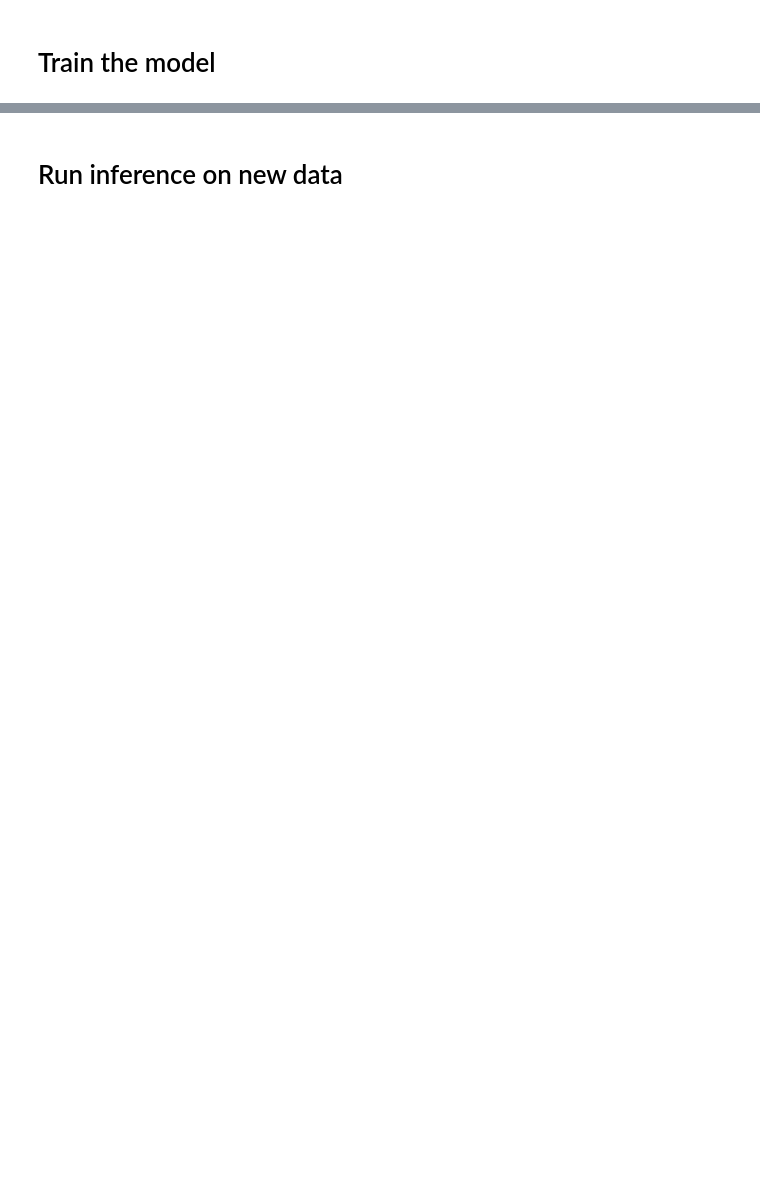
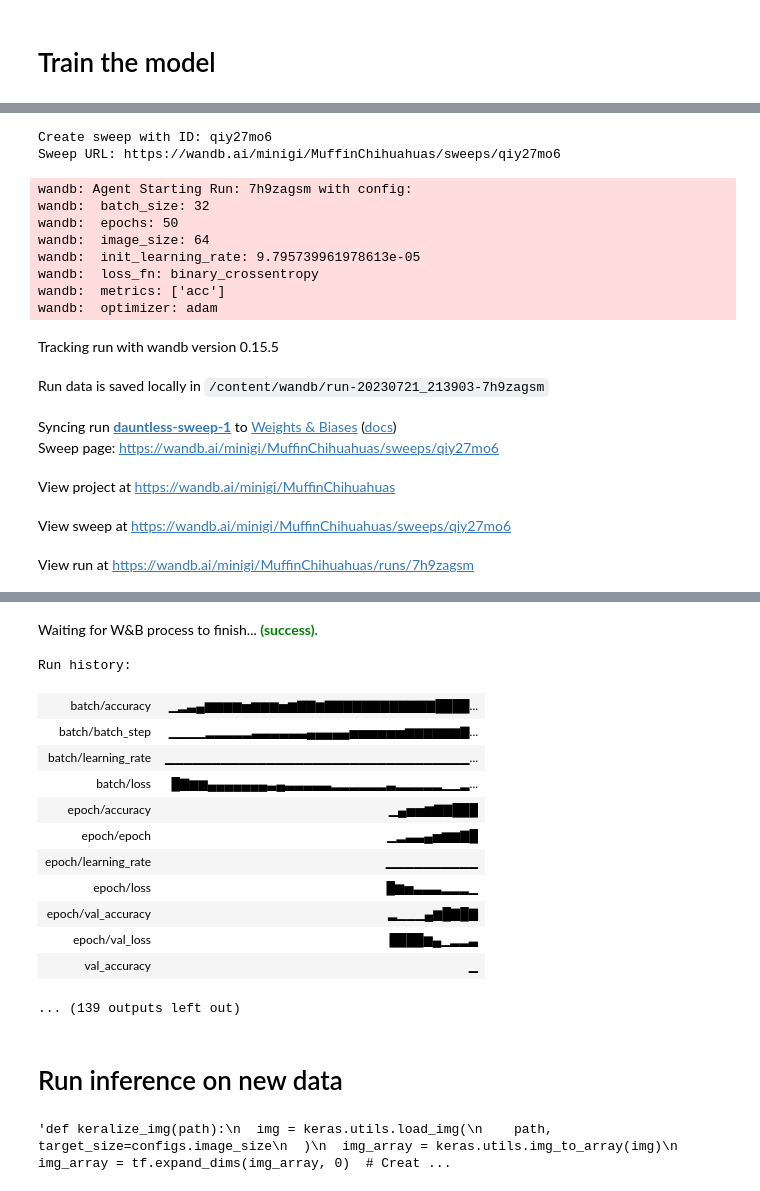
Before and after one commit to mirtorande/muffin-vs-chihuahua, a Jupyter notebook: MuffinsChihuahuas.ipynb, the cells around one changed output, grey strips where cells are left out. Cells and saved outputs as stored; diff of their text form; code cells hidden in the pictures; blank space fills up the shorter version.

```diff
--- a/MuffinsChihuahuas.ipynb
+++ b/MuffinsChihuahuas.ipynb
@@ -243,0 +235,50 @@ wandb.finish()
+# %%
+def objective(config, train, val):
+  history = train_model(config, train, val)
+  return max(history.history['val_accuracy'])
+# %%
+def main():
+    wandb.init()
+    val_accuracy = objective(wandb.config, train, val)
+    wandb.log({'val_accuracy': val_accuracy})
+
+# 2: Define the search space
+sweep_configuration = {
+    'method': 'bayes',
+    'metric':
+    {
+        'goal': 'maximize',
+        'name': 'val_accuracy'
+    },
+    'parameters':
+    {
+        'init_learning_rate': {'distribution': 'log_uniform_values', 'max': 1e-2, 'min': 1e-5},
+    }
+}
+sweep_configuration['parameters'].update({attribute:{'value':value} for attribute, value in configs.items()})
+
+# 3: Start the sweep
+sweep_id = wandb.sweep(
+    sweep=sweep_configuration,
+    project='MuffinChihuahuas'
+    )
+
+wandb.agent(sweep_id, function=main, count=10)
+# %% [output]
+Create sweep with ID: qiy27mo6
+Sweep URL: https://wandb.ai/minigi/MuffinChihuahuas/sweeps/qiy27mo6
+wandb: Agent Starting Run: 7h9zagsm with config:
+wandb:  batch_size: 32
+wandb:  epochs: 50
+wandb:  image_size: 64
+wandb:  init_learning_rate: 9.795739961978613e-05
+wandb:  loss_fn: binary_crossentropy
+wandb:  metrics: ['acc']
+wandb:  optimizer: adam
+Tracking run with wandb version 0.15.5
+Run data is saved locally in /content/wandb/run-20230721_213903-7h9zagsm
+Syncing run dauntless-sweep-1 to Weights & Biases (docs)
+Sweep page: https://wandb.ai/minigi/MuffinChihuahuas/sweeps/qiy27mo6
+View project at https://wandb.ai/minigi/MuffinChihuahuas
+View sweep at https://wandb.ai/minigi/MuffinChihuahuas/sweeps/qiy27mo6
+View run at https://wandb.ai/minigi/MuffinChihuahuas/runs/7h9zagsm
@@ -244,9 +305,23 @@ wandb.finish()
+Waiting for W&B process to finish... (success).
+Run history:
+| batch/accuracy | ▁▂▃▄▆▆▆▆▅▆▆▆▅▆▇▇▆▇▇▇▇▇▇▇▇▇▇▇▇████... |
+| batch/batch_step | ▁▁▁▁▂▂▂▂▂▃▃▃▃▃▃▄▄▄▄▄▅▅▅▅▅▅▆▆▆▆▆▆▇... |
+| batch/learning_rate | ▁▁▁▁▁▁▁▁▁▁▁▁▁▁▁▁▁▁▁▁▁▁▁▁▁▁▁▁▁▁▁▁▁... |
+| batch/loss | █▇▆▆▄▄▄▄▄▄▄▃▄▃▃▃▃▃▂▂▂▂▂▂▃▂▂▂▂▂▁▁▂... |
+| epoch/accuracy | ▁▄▅▅▆▇▇███ |
+| epoch/epoch | ▁▂▃▃▄▅▆▆▇█ |
+| epoch/learning_rate | ▁▁▁▁▁▁▁▁▁▁ |
+| epoch/loss | █▆▅▃▃▃▂▂▂▁ |
+| epoch/val_accuracy | ▂▁▁▁▄▆█▇█▇ |
+| epoch/val_loss | ████▆▄▁▂▂▃ |
+| val_accuracy | ▁ |
+... (139 outputs left out)
 # %% [markdown]
 # Run inference on new data
 # %%
-def keralize_img(path):
+"""def keralize_img(path):
   img = keras.utils.load_img(
-    path, target_size=image_size
+    path, target_size=configs.image_size
   )
   img_array = keras.utils.img_to_array(img)
   img_array = tf.expand_dims(img_array, 0)  # Create batch axis
@@ -262,4 +337,6 @@ def predict(img):
   print(f"This image is {100 * (1 - score):.2f}% muffin and {100 * score:.2f}% chihuahua.")
 
 predict(chihuahua_img)
-predict(muffin_img)
+predict(muffin_img)"""
+# %% [output]
+'def keralize_img(path):\n  img = keras.utils.load_img(\n    path, target_size=configs.image_size\n  )\n  img_array = keras.utils.img_to_array(img)\n  img_array = tf.expand_dims(img_array, 0)  # Creat ...
```
Also changed, not shown: parts of 22 cells of this notebook.
